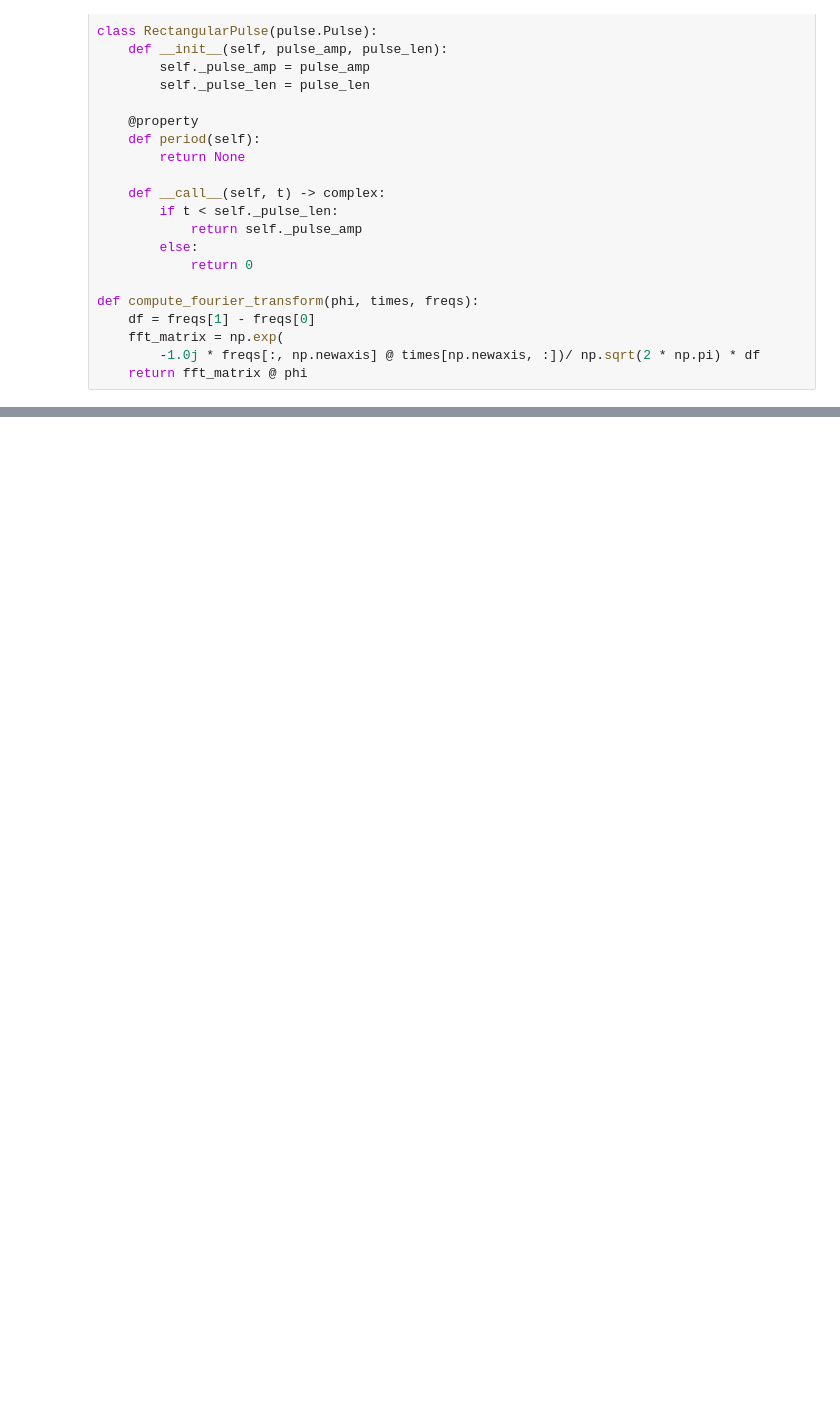
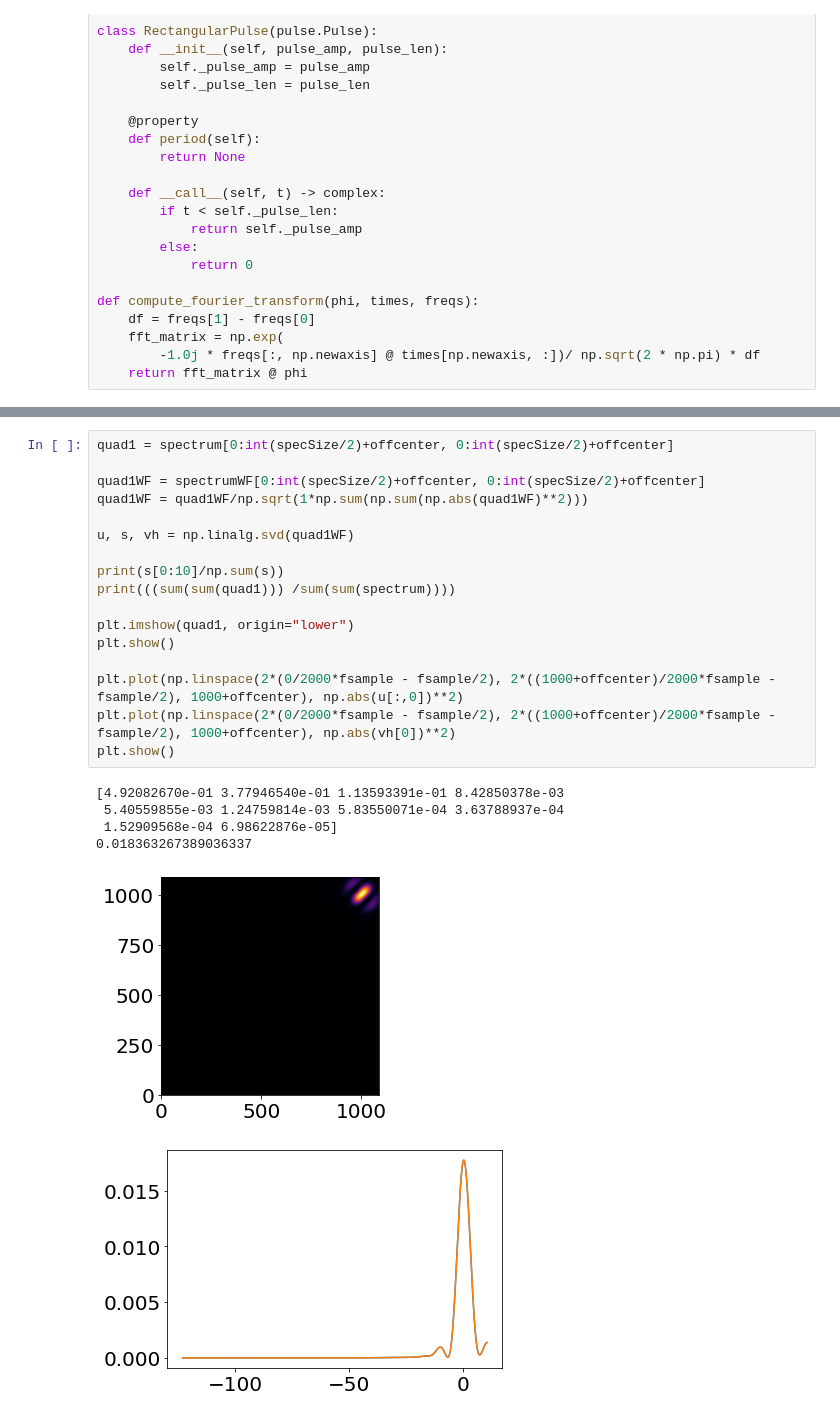
Before and after one commit to rahultrivedi1995/oqs_scattering, a Jupyter notebook: Coherent Drive - Two Photon.ipynb, the cells around one changed output, grey strips where cells are left out. Cells and saved outputs as stored; diff of their text form; blank space fills up the shorter version.

```diff
--- a/Coherent Drive - Two Photon.ipynb
+++ b/Coherent Drive - Two Photon.ipynb
@@ -156,0 +237,24 @@ plt.show()
+# %%
+quad1 = spectrum[0:int(specSize/2)+offcenter, 0:int(specSize/2)+offcenter]
+
+quad1WF = spectrumWF[0:int(specSize/2)+offcenter, 0:int(specSize/2)+offcenter]
+quad1WF = quad1WF/np.sqrt(1*np.sum(np.sum(np.abs(quad1WF)**2)))
+
+u, s, vh = np.linalg.svd(quad1WF)
+
+print(s[0:10]/np.sum(s))
+print(((sum(sum(quad1))) /sum(sum(spectrum))))
+
+plt.imshow(quad1, origin="lower")
+plt.show()
+
+plt.plot(np.linspace(2*(0/2000*fsample - fsample/2), 2*((1000+offcenter)/2000*fsample - fsample/2), 1000+offcenter), np.abs(u[:,0])**2)
+plt.plot(np.linspace(2*(0/2000*fsample - fsample/2), 2*((1000+offcenter)/2000*fsample - fsample/2), 1000+offcenter), np.abs(vh[0])**2)
+plt.show()
+# %% [output]
+[4.92082670e-01 3.77946540e-01 1.13593391e-01 8.42850378e-03
+ 5.40559855e-03 1.24759814e-03 5.83550071e-04 3.63788937e-04
+ 1.52909568e-04 6.98622876e-05]
+0.018363267389036337
+[figure, added]
+[figure, added]
```
Also changed, not shown: parts of 17 cells of this notebook, 7 other files.
